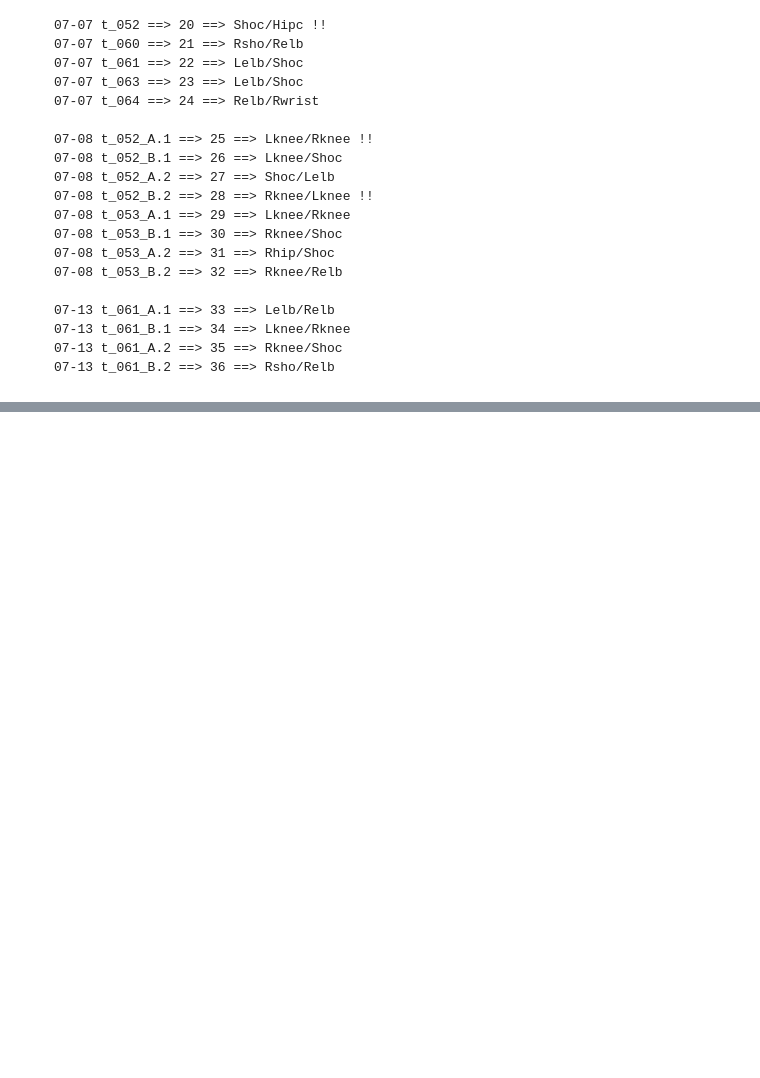
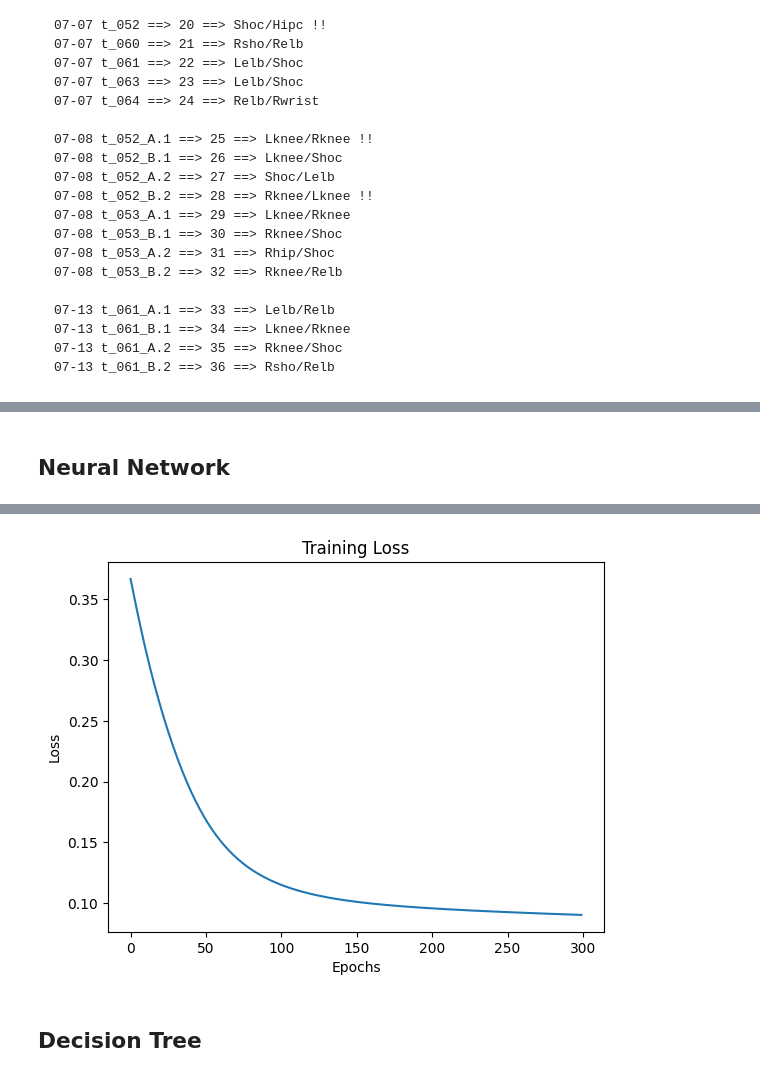
Before and after one commit to gaggioaxel/OoM-Thesis, a Jupyter notebook: code/src/ML_approach.ipynb, the cells around one changed output, grey strips where cells are left out. Cells and saved outputs as stored; diff of their text form; code cells hidden in the pictures; blank space fills up the shorter version.

```diff
--- a/code/src/ML_approach.ipynb
+++ b/code/src/ML_approach.ipynb
@@ -460,0 +481,11 @@ dataset
+# %%
+X = dataset.iloc[:,:40]
+y = dataset.iloc[:,40:]
+df = pd.DataFrame(X)
+X = df.values
+df = pd.DataFrame(y)
+y = df.values
+
+print(X.shape)
+
+X_train, X_test, y_train, y_test = train_test_split(X, y, test_size=.2, random_state=1)
@@ -460,0 +496,29 @@ dataset
+# %%
+from sklearn.datasets import make_multilabel_classification
+from sklearn.model_selection import train_test_split
+from sklearn.multioutput import MultiOutputClassifier
+from sklearn.neighbors import KNeighborsClassifier
+from sklearn.metrics import accuracy_score, hamming_loss
+
+# Generate synthetic multi-label dataset
+#X, y = make_multilabel_classification(n_samples=100, n_features=10, n_classes=5, random_state=42)
+
+# Split the data into training and test sets
+#X_train, X_test, y_train, y_test = train_test_split(X, y, test_size=0.2, random_state=42)
+
+
+# Create a multi-label classifier
+classifier = MultiOutputClassifier(KNeighborsClassifier())
+
+# Train the classifier
+classifier.fit(X_train, y_train)
+
+# Make predictions on the test set
+y_pred = classifier.predict(X_test)
+
+# Calculate accuracy and Hamming loss
+accuracy = accuracy_score(y_test, y_pred)
+hamming_loss = hamming_loss(y_test, y_pred)
+
+print("Accuracy:", accuracy)
+print("Hamming Loss:", hamming_loss)
@@ -460,0 +528,2 @@ dataset
+# %% [markdown]
+## Neural Network
@@ -460,0 +606,5 @@ dataset
+# %%
+nn = NeuralNetwork(40, 10, 19)  # Adjusting n_features and n_output
+
+nn.fit(X_train, y_train, epochs=300, lr=0.001)
+# %% [output]
@@ -460,0 +614,3 @@ dataset
+[figure, added]
+# %% [markdown]
+## Decision Tree
```
Also changed, not shown: parts of 11 cells of this notebook, 1 other file.
